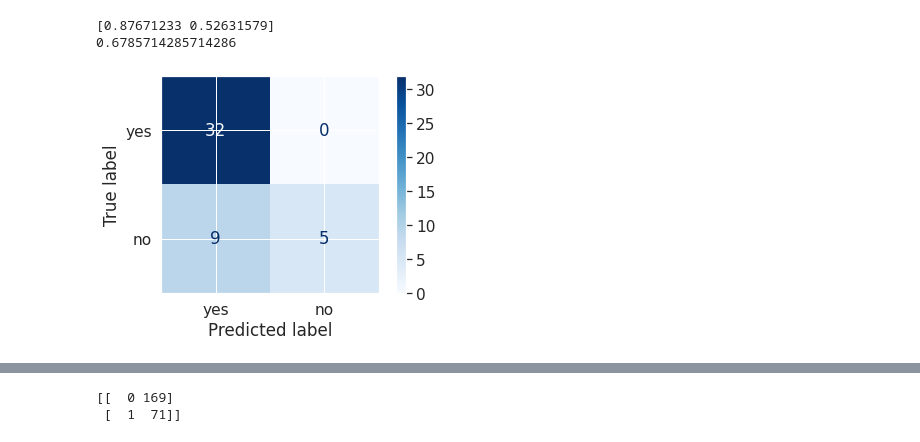
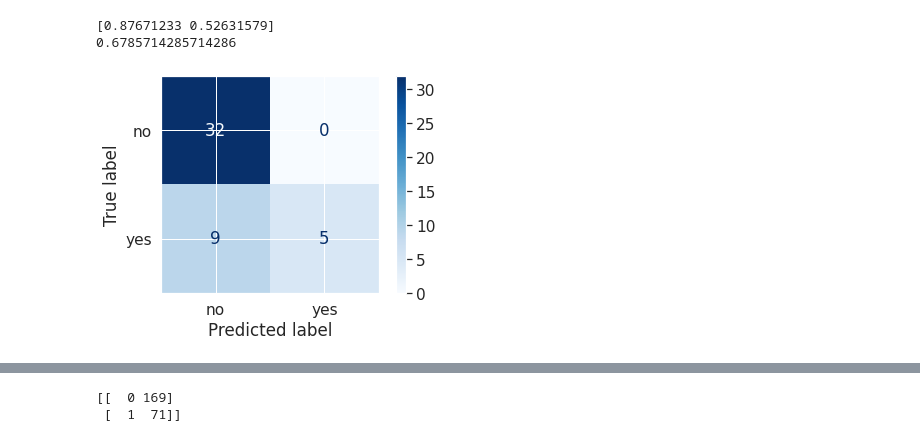
Before and after one commit to BlackCurrantDS/Mining-Rare-Association-Rules, a Jupyter notebook: Part4_b)Optics_UnexpctedRules_Evaluation.ipynb, the cells around one changed output, grey strips where cells are left out. Cells and saved outputs as stored; diff of their text form; code cells hidden in the pictures.

```diff
--- a/Part4_b)Optics_UnexpctedRules_Evaluation.ipynb
+++ b/Part4_b)Optics_UnexpctedRules_Evaluation.ipynb
@@ -724,16 +724,16 @@ if (class_count <= 2):
 [0.87671233 0.52631579]
 0.6785714285714286
 # %%
-class_names = ['yes', 'no']
+class_names = ['no', 'yes']
 # Plot non-normalized confusion matrix
 plot_confusion_matrix(clf_mlp, Xtest, Ytest,
                                  display_labels=class_names,
                                  cmap=plt.cm.Blues,
                                  )
 plt.savefig(file_path+"MLP"+"_"+clus+"_"+"confusion_matrix.png")
 plt.show()
 # %% [output]
-[figure, old version]
+[figure, new version]
 # %%
 refine_with_unexpectedness(test_data_set, Y_train.item_dict, mlp_y_pred, Ytest, refined_unexpected_rules, "MLP", clus)
 # %% [output]
```
Also changed, not shown: parts of 2 cells of this notebook.
